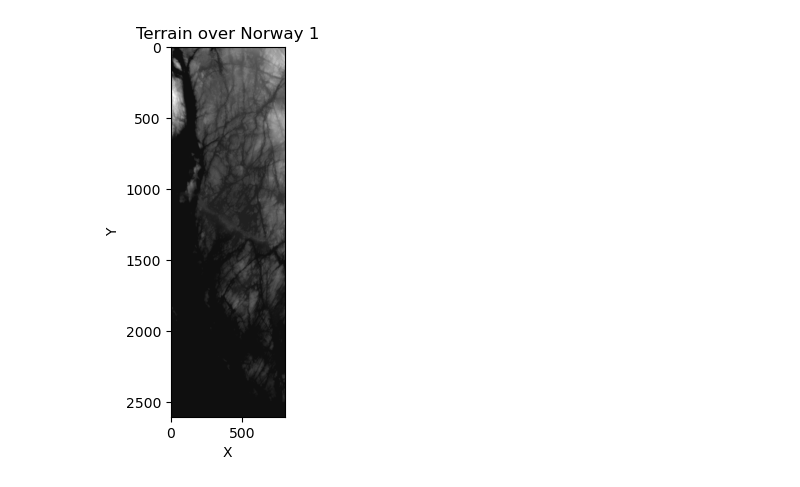
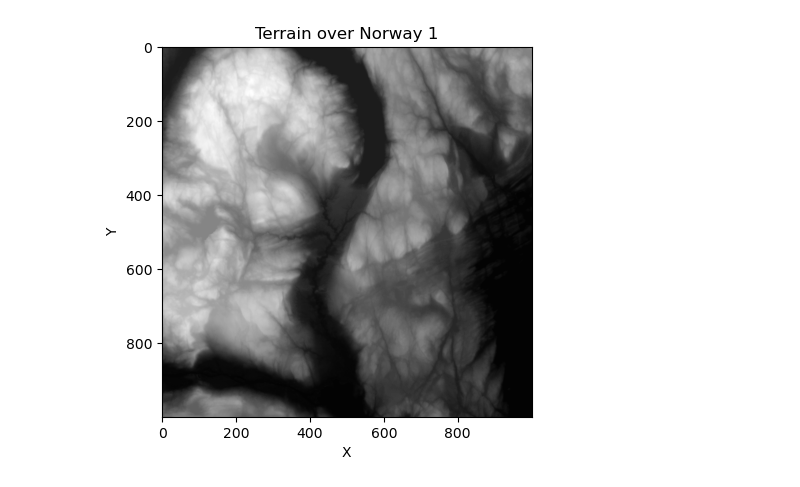
Before and after one commit to LassePladsen/FYS-STK3155-projects, a Jupyter notebook: project1/source_code/part_g_real_data.ipynb, the cells around one changed output. Saved outputs shown, nothing was run; the diff lists cells and outputs as text; code cells hidden in the pictures.

Commit message:
adding code blocks from task and using adapting it to terrain data

```diff
--- a/project1/source_code/part_g_real_data.ipynb
+++ b/project1/source_code/part_g_real_data.ipynb
@@ -34,25 +40,27 @@ def create_X(x, y, n):
 
     return X
 # %%
-terrain = imread('../reference_material/oslo.tif')
+"""Extracting a square piece of the terrain"""
+
 N = 1000
 m = 5 # polynomial order
-terrain = terrain[N:,N:]
+#terrain = terrain[:N,N:]
+terrain = terrain[0:N,0:N]
 # Creates mesh of image pixels
 x = np.linspace(0,1, np.shape(terrain)[0])
 y = np.linspace(0,1, np.shape(terrain)[1])
 x_mesh, y_mesh = np.meshgrid(x,y)
 
 z = terrain
 X = create_X(x_mesh, y_mesh,m)
 
 
 # Show the terrain
 plt.figure()
 plt.title('Terrain over Norway 1')
 plt.imshow(terrain, cmap='gray')
 plt.xlabel('X')
 plt.ylabel('Y')
 plt.show()
 # %% [output]
-[figure, old version]
+[figure, new version]
```
Also changed, not shown: parts of 6 cells of this notebook.
